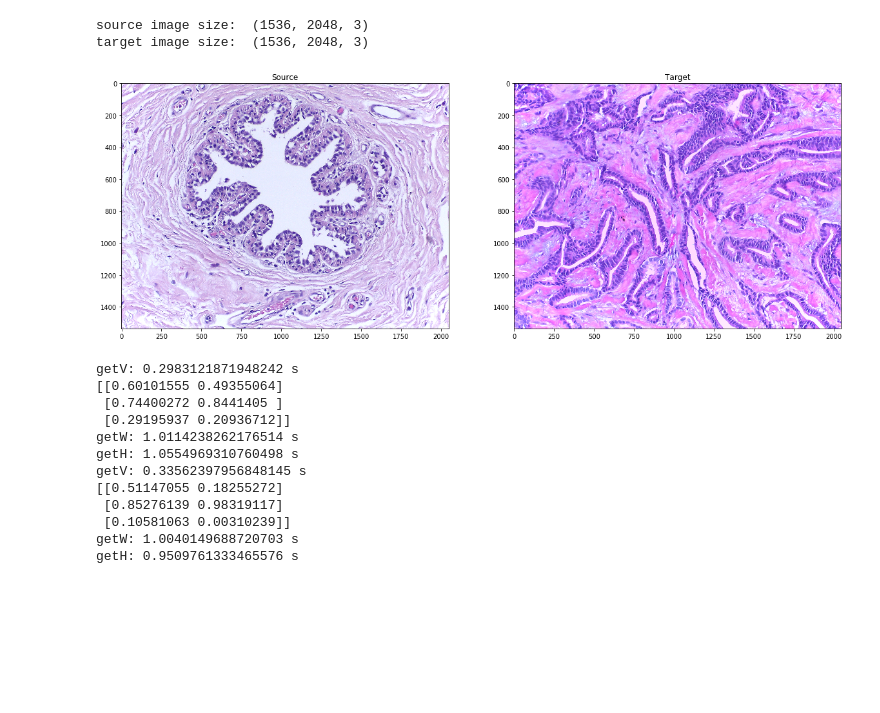
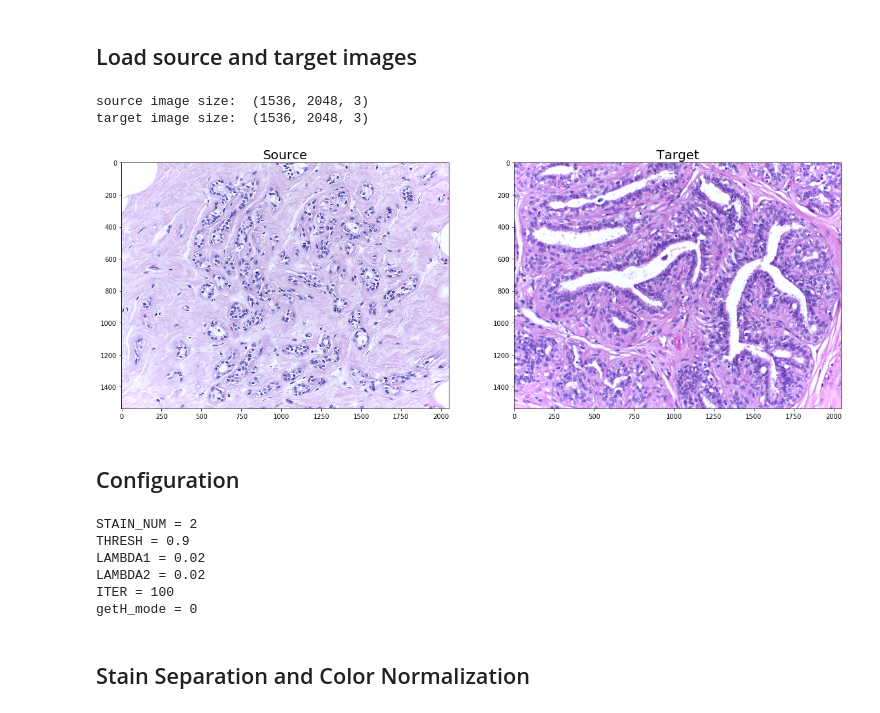
Before and after one commit to xindubawukong/Vahadane, a Jupyter notebook: main.ipynb, the cells around one changed output. Drawn from its saved outputs; the diff is of its cells as text; code cells hidden in the pictures; blank space fills up the shorter version.

```diff
--- a/main.ipynb
+++ b/main.ipynb
@@ -15,41 +14,43 @@ The autoreload extension is already loaded. To reload it, use:
 # %%
-SOURCE_PATH = './data/i9.png'
-TARGET_PATH = './data/i6.png'
-RESULT_PATH = './output/i9_to_i6_fuck.png'
+SOURCE_PATH = './data/i2.png'
+TARGET_PATH = './data/i1.png'
+RESULT_PATH = './output/i2_to_i1.png'
+# %% [markdown]
+## Load source and target images
 # %%
-source_image = utils.prepare(utils.read_image(SOURCE_PATH))
-target_image = utils.prepare(utils.read_image(TARGET_PATH))
+source_image = utils.read_image(SOURCE_PATH)
+target_image = utils.read_image(TARGET_PATH)
 print('source image size: ', source_image.shape)
 print('target image size: ', target_image.shape)
 plt.figure(figsize=(20.0, 20.0))
 plt.subplot(1, 2, 1)
-plt.title('Source')
+plt.title('Source', fontsize=20)
 plt.imshow(source_image)
 plt.subplot(1, 2, 2)
-plt.title('Target')
+plt.title('Target', fontsize=20)
 plt.imshow(target_image)
 plt.savefig(RESULT_PATH)
 plt.show()
 # %% [output]
 source image size:  (1536, 2048, 3)
 target image size:  (1536, 2048, 3)
-[figure, old version]
+[figure, new version]
+# %% [markdown]
+## Configuration
+# %%
+vhd.show_config()
+# %% [output]
+STAIN_NUM = 2
+THRESH = 0.9
+LAMBDA1 = 0.02
+LAMBDA2 = 0.02
+ITER = 100
+getH_mode = 0
+# %% [markdown]
+## Stain Separation and Color Normalization
 # %%
-Ws, Hs = vhd.SNMF(source_image)
-Wt, Ht = vhd.SNMF(target_image)
+Ws, Hs = vhd.stain_separate(source_image)
+Wt, Ht = vhd.stain_separate(target_image)
-# %% [output]
-getV: 0.2983121871948242 s
-[[0.60101555 0.49355064]
- [0.74400272 0.8441405 ]
- [0.29195937 0.20936712]]
-getW: 1.0114238262176514 s
-getH: 1.0554969310760498 s
-getV: 0.33562397956848145 s
-[[0.51147055 0.18255272]
- [0.85276139 0.98319117]
- [0.10581063 0.00310239]]
-getW: 1.0040149688720703 s
-getH: 0.9509761333465576 s
 # %%
 img = vhd.SPCN(source_image, Ws, Hs, Wt, Ht)
 plt.figure(figsize=(20.0, 10.0))
```
Also changed, not shown: parts of 3 cells of this notebook, 14 other files.
